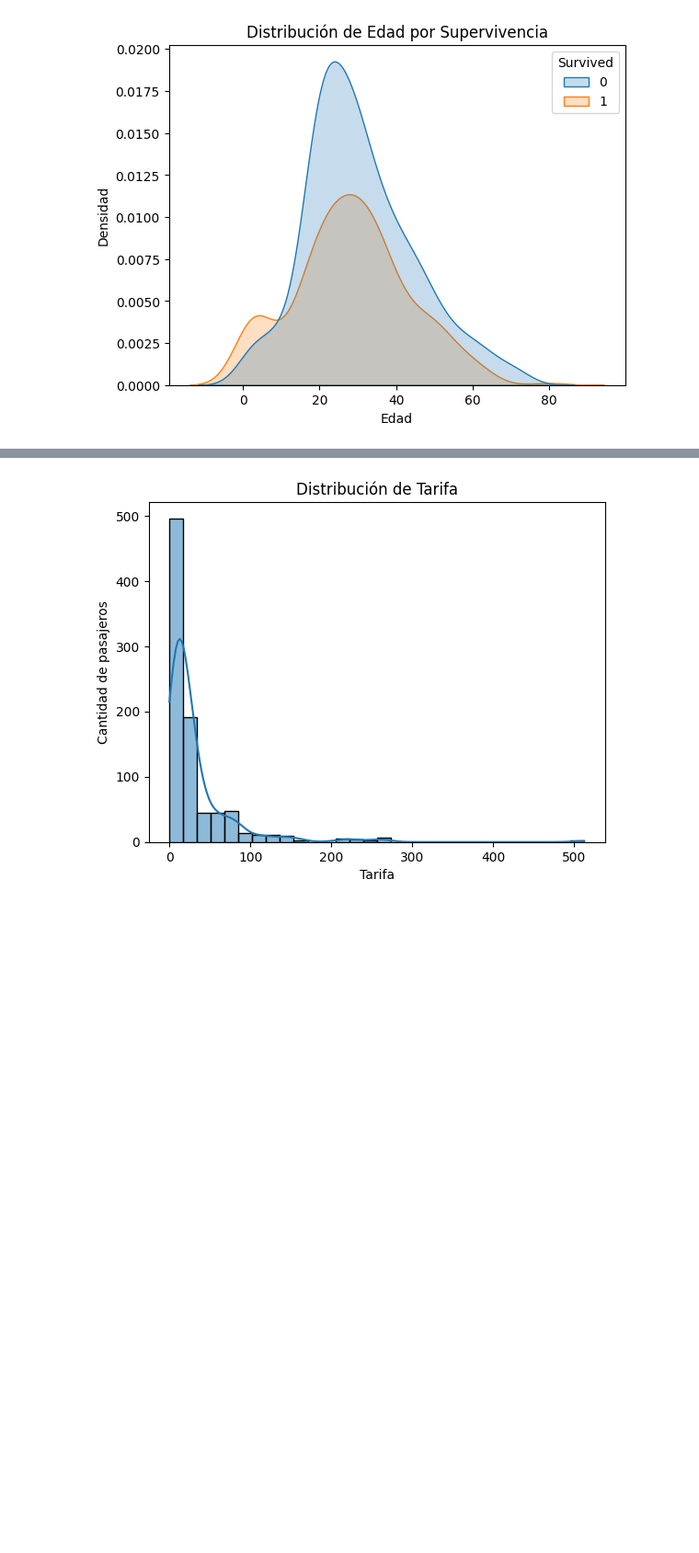
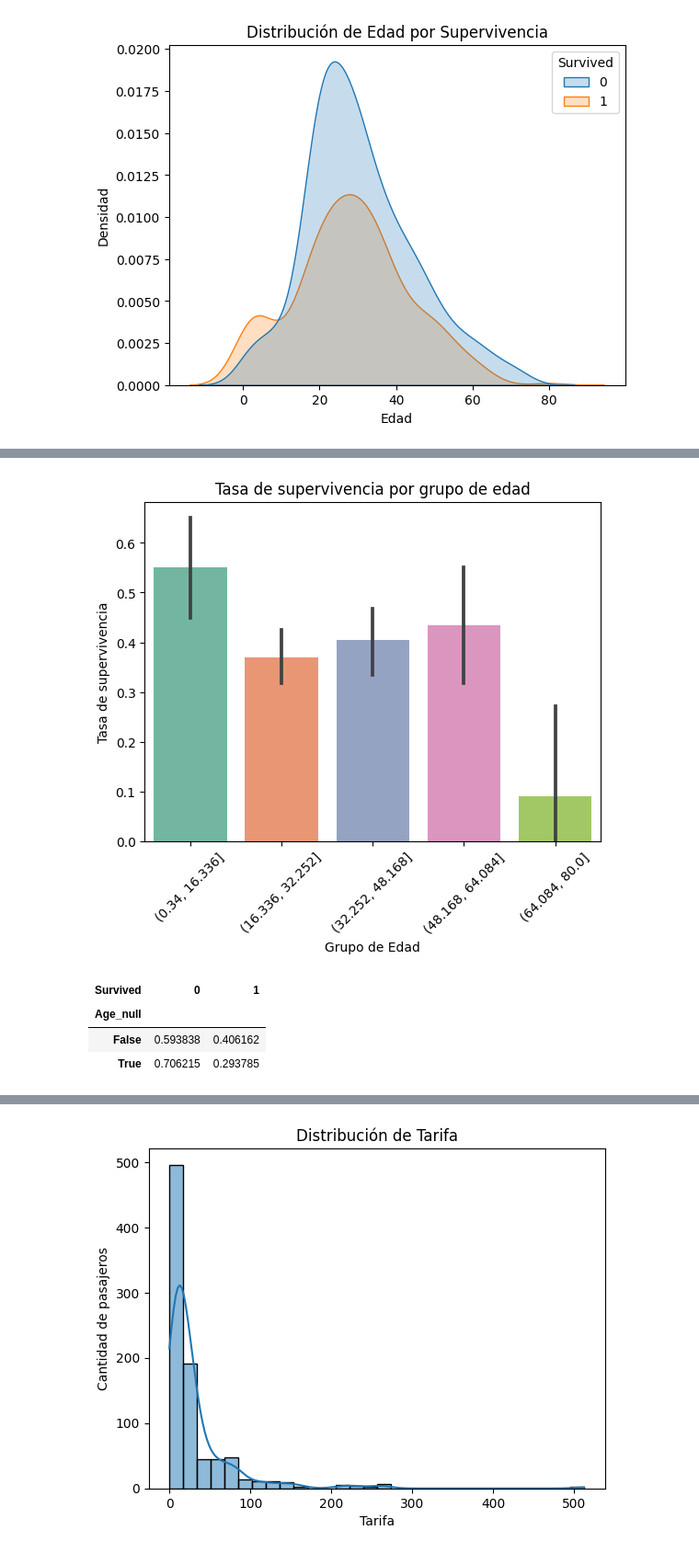
Before and after one commit to urcuninna/titanic_project, a Jupyter notebook: nootebooks/01_data_exploration.ipynb, the cells around one changed output, grey strips where cells are left out. Shown at 92% size. Saved outputs shown, nothing was run; the diff lists cells and outputs as text; code cells hidden in the pictures; blank space fills up the shorter version.

```diff
--- a/nootebooks/01_data_exploration.ipynb
+++ b/nootebooks/01_data_exploration.ipynb
@@ -735,0 +752,23 @@ plt.show()
+# %%
+
+sns.barplot(
+    data=df,
+    x="Age_bin",
+    y="Survived",
+    palette="Set2")
+plt.title('Tasa de supervivencia por grupo de edad')
+plt.xlabel('Grupo de Edad')
+plt.ylabel('Tasa de supervivencia')
+plt.xticks(rotation=45)
+plt.show()
+# %% [output]
+[figure, added]
+# %%
+df["Age_null"] = df["Age"].isnull()
+
+pd.crosstab(df["Age_null"], df["Survived"], normalize="index")
+# %% [output]
+| Survived | 0 | 1 |
+| Age_null |  |  |
+| False | 0.593838 | 0.406162 |
+| True | 0.706215 | 0.293785 |
```
Also changed, not shown: parts of 15 cells of this notebook.
